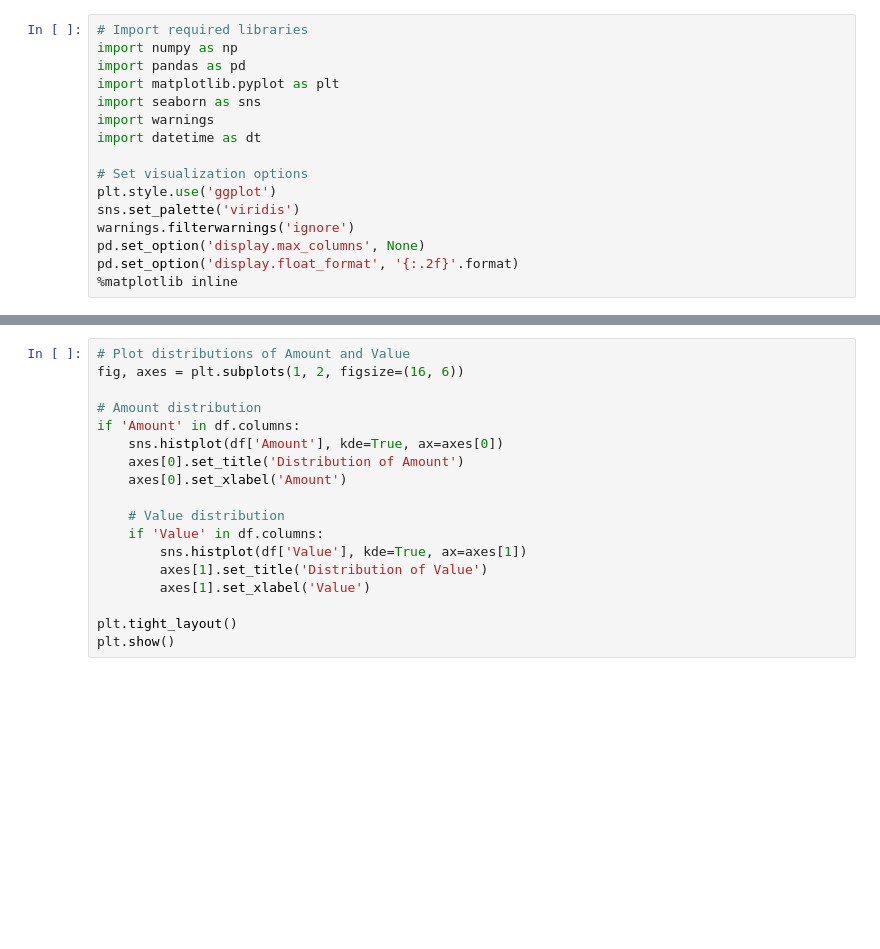
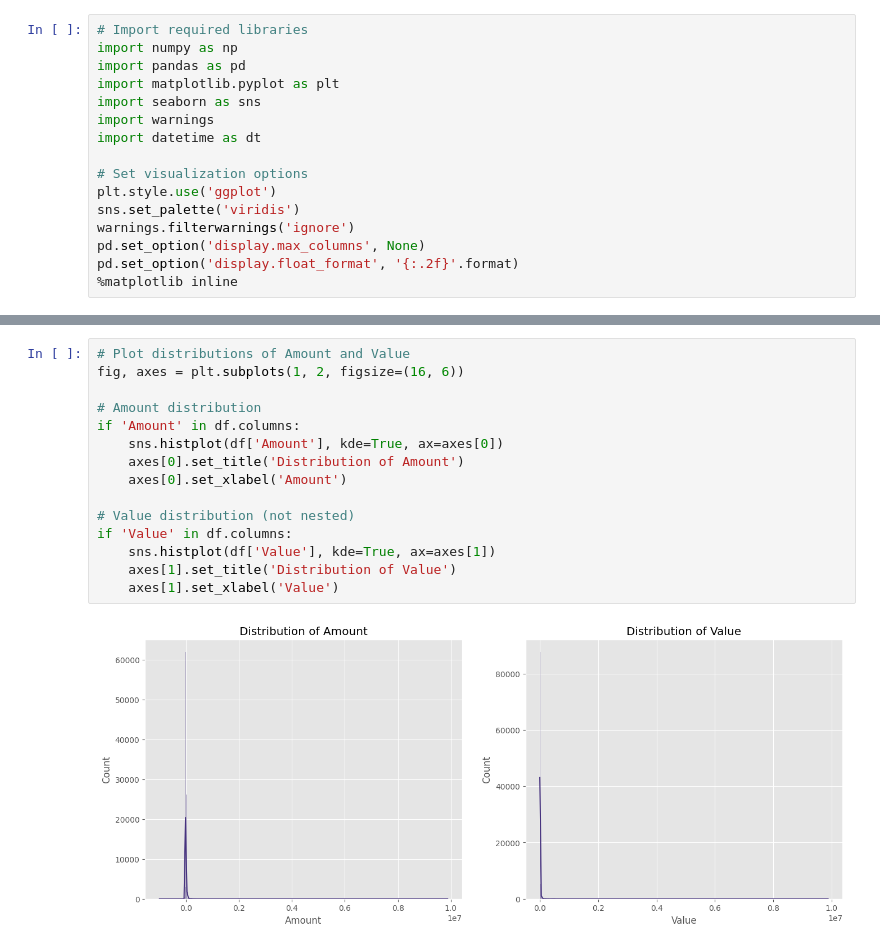
Before and after one commit to Seya-prog/Credit-Risk-Probability-Model-for-Alternative-Data, a Jupyter notebook: notebooks/1.0-eda.ipynb, the cells around one changed output, grey strips where cells are left out. Saved outputs shown, nothing was run; the diff lists cells and outputs as text; blank space fills up the shorter version.

```diff
--- a/notebooks/1.0-eda.ipynb
+++ b/notebooks/1.0-eda.ipynb
@@ -100,21 +157,20 @@ Let's visualize the distributions of key numerical features to identify patterns
 # %%
 # Plot distributions of Amount and Value
 fig, axes = plt.subplots(1, 2, figsize=(16, 6))
 
 # Amount distribution
 if 'Amount' in df.columns:
     sns.histplot(df['Amount'], kde=True, ax=axes[0])
     axes[0].set_title('Distribution of Amount')
     axes[0].set_xlabel('Amount')
 
-    # Value distribution
-    if 'Value' in df.columns:
-        sns.histplot(df['Value'], kde=True, ax=axes[1])
-        axes[1].set_title('Distribution of Value')
-        axes[1].set_xlabel('Value')
-
-plt.tight_layout()
-plt.show()
+# Value distribution (not nested)
+if 'Value' in df.columns:
+    sns.histplot(df['Value'], kde=True, ax=axes[1])
+    axes[1].set_title('Distribution of Value')
+    axes[1].set_xlabel('Value')
+# %% [output]
+[figure, added]
 # %%
 # Box plots for numerical features to identify outliers
 numerical_cols = df.select_dtypes(include=['int64', 'float64']).columns.tolist()
```
Also changed, not shown: parts of 35 cells of this notebook, 1 other file.
